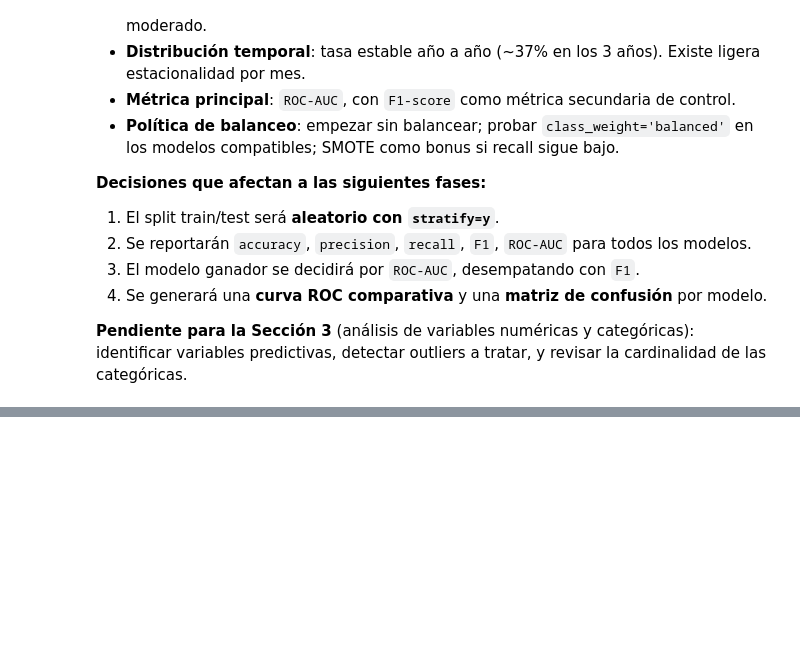
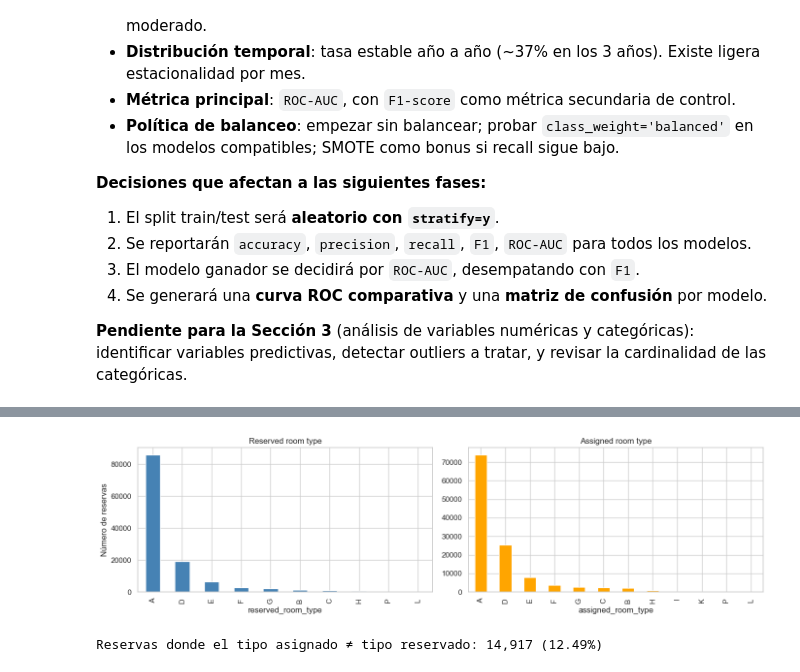
Before and after one commit to jumarfradev/practica-final-ml, a Jupyter notebook: notebooks/exploracion/01_eda_inicial.ipynb, the cells around one changed output, grey strips where cells are left out. Cells and saved outputs as stored; diff of their text form; code cells hidden in the pictures; blank space fills up the shorter version.

```diff
--- a/notebooks/exploracion/01_eda_inicial.ipynb
+++ b/notebooks/exploracion/01_eda_inicial.ipynb
@@ -728,0 +977,23 @@ de las categóricas.
+# %%
+"""Comparación de reserved_room_type vs assigned_room_type."""
+
+fig, axes = plt.subplots(1, 2, figsize=(14, 4))
+
+# Distribuciones
+df["reserved_room_type"].value_counts().plot(kind="bar", ax=axes[0], color="steelblue")
+axes[0].set_title("Reserved room type")
+axes[0].set_ylabel("Número de reservas")
+
+df["assigned_room_type"].value_counts().plot(kind="bar", ax=axes[1], color="orange")
+axes[1].set_title("Assigned room type")
+
+plt.tight_layout()
+plt.show()
+
+# Comparación: ¿cuántos casos hubo cambio?
+cambios = (df["reserved_room_type"] != df["assigned_room_type"]).sum()
+pct_cambios = cambios / len(df) * 100
+print(f"\nReservas donde el tipo asignado ≠ tipo reservado: {cambios:,} ({pct_cambios:.2f}%)")
+# %% [output]
+[figure, added]
+Reservas donde el tipo asignado ≠ tipo reservado: 14,917 (12.49%)
```
Also changed, not shown: parts of 20 cells of this notebook.
